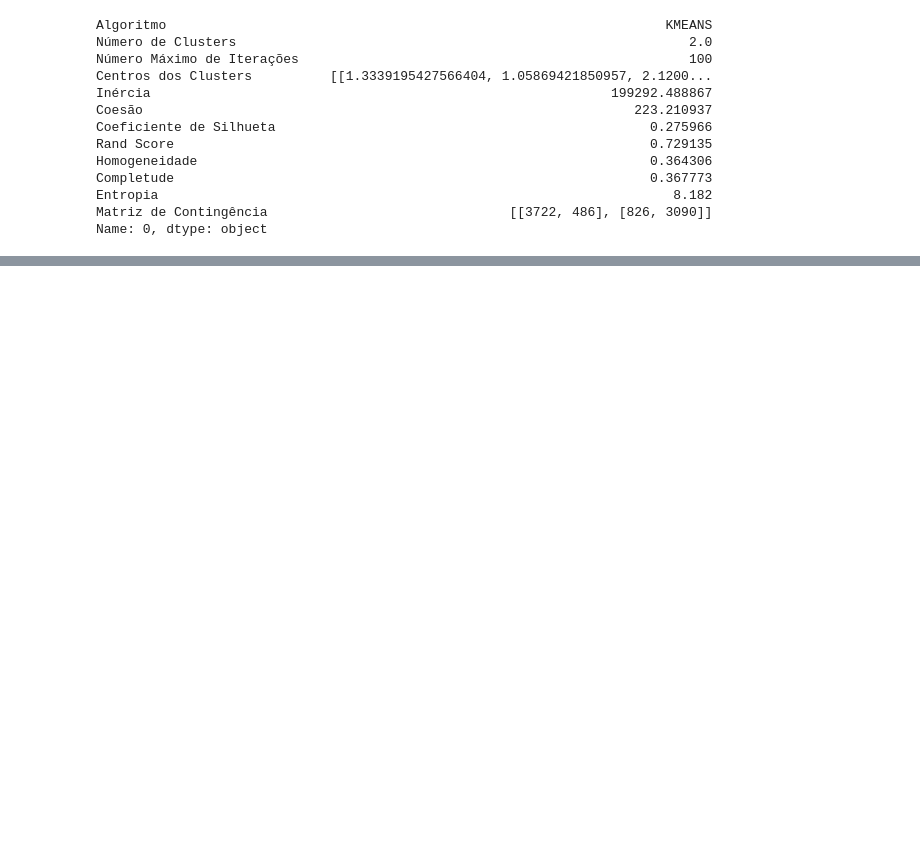
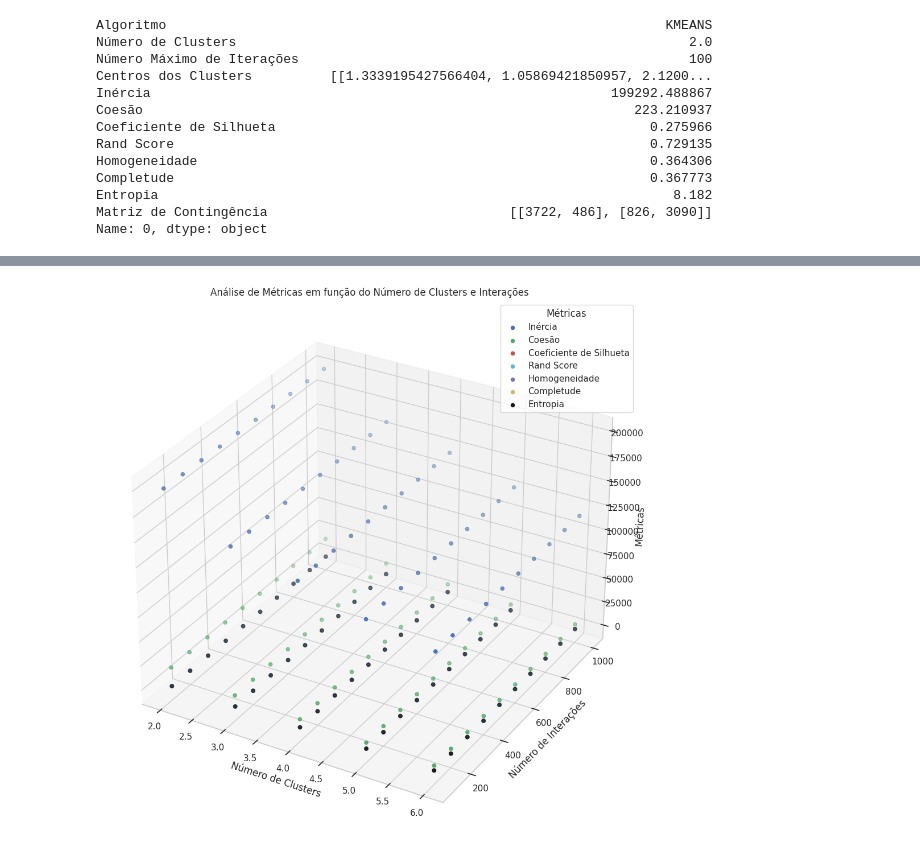
Before and after one commit to ronaldo-dck/AM-class, a Jupyter notebook: cluster/analise.ipynb, the cells around one changed output, grey strips where cells are left out. Cells and saved outputs as stored; diff of their text form; code cells hidden in the pictures; blank space fills up the shorter version.

```diff
--- a/cluster/analise.ipynb
+++ b/cluster/analise.ipynb
@@ -116,0 +156,45 @@ plt.show()
+# %%
+import pandas as pd
+import matplotlib.pyplot as plt
+from mpl_toolkits.mplot3d import Axes3D
+
+# Carregar os dados do CSV
+data = pd.read_csv('kmeans_logs.csv')
+
+# Filtrar apenas os dados do KMeans
+
+# Certifique-se de que as colunas estão no formato correto
+# Substitua 'var1' e 'var2' pelos nomes reais das colunas
+
+# Definir as métricas a serem analisadas
+metrics = ['Inércia', 'Coesão', 'Coeficiente de Silhueta',
+           'Rand Score', 'Homogeneidade', 'Completude', 'Entropia']
+
+
+# Criar gráfico 3D
+fig = plt.figure(figsize=(10, 10))
+ax = fig.add_subplot(111, projection='3d')
+
+# Definindo as variáveis para o gráfico
+x = data['Número de Clusters']
+y = data['var2']
+
+# Iterar sobre as métricas e plotar cada uma com uma cor diferente
+colors = ['b', 'g', 'r', 'c', 'm', 'y', 'k']  # Cores para as métricas
+for i, metric in enumerate(metrics):
+    z = data[metric]
+    ax.scatter(x, y, z, c=colors[i], marker='o', label=metric)
+
+# Configurar os rótulos
+ax.set_xlabel('Número de Clusters')
+ax.set_ylabel('Número de Interações')
+ax.set_zlabel('Métricas')
+ax.set_title('Análise de Métricas em função do Número de Clusters e Interações')
+
+# Adicionar legenda
+ax.legend(title='Métricas')
+
+plt.tight_layout()
+plt.show()
+# %% [output]
+[figure, added]
```
Also changed, not shown: parts of 6 cells of this notebook, 5 other files.
